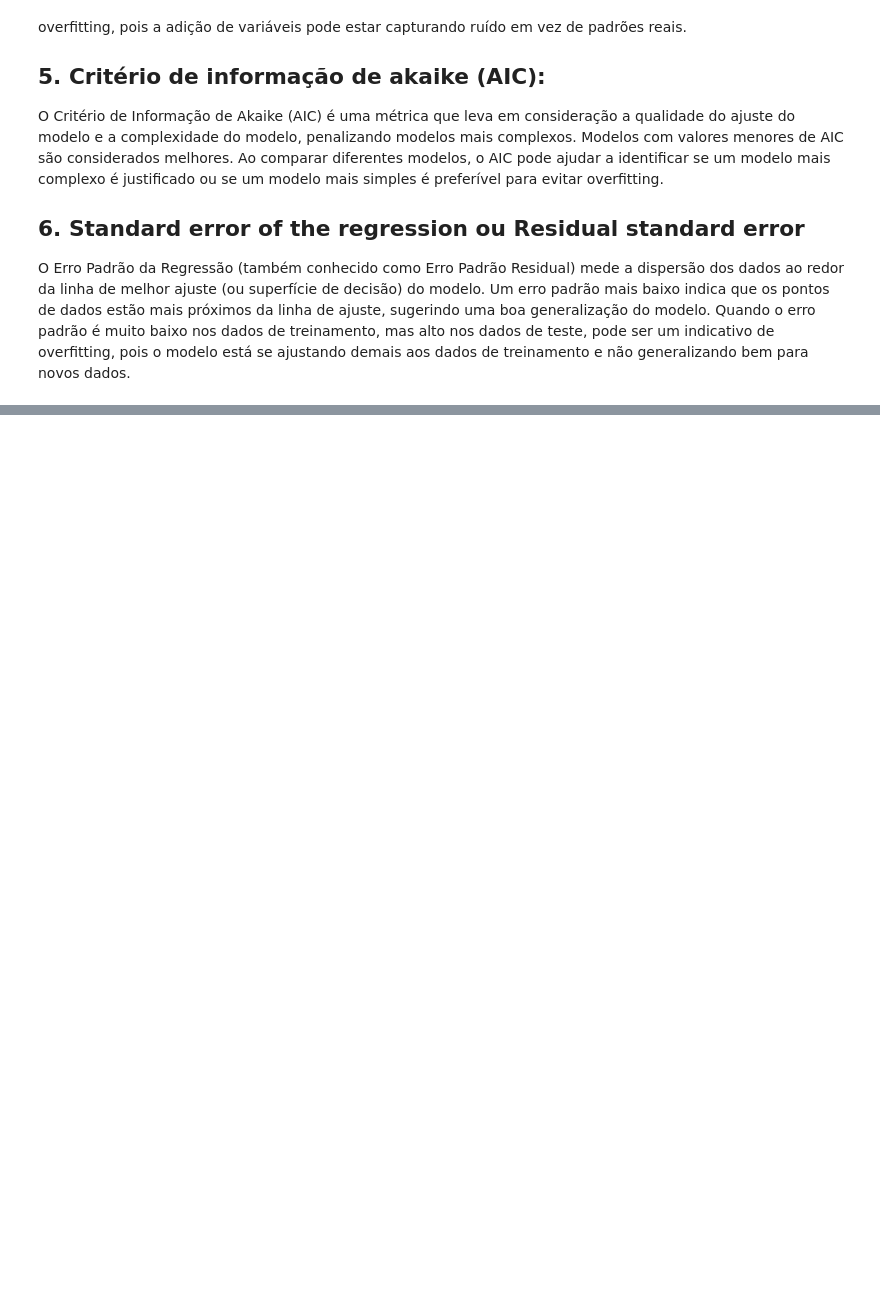
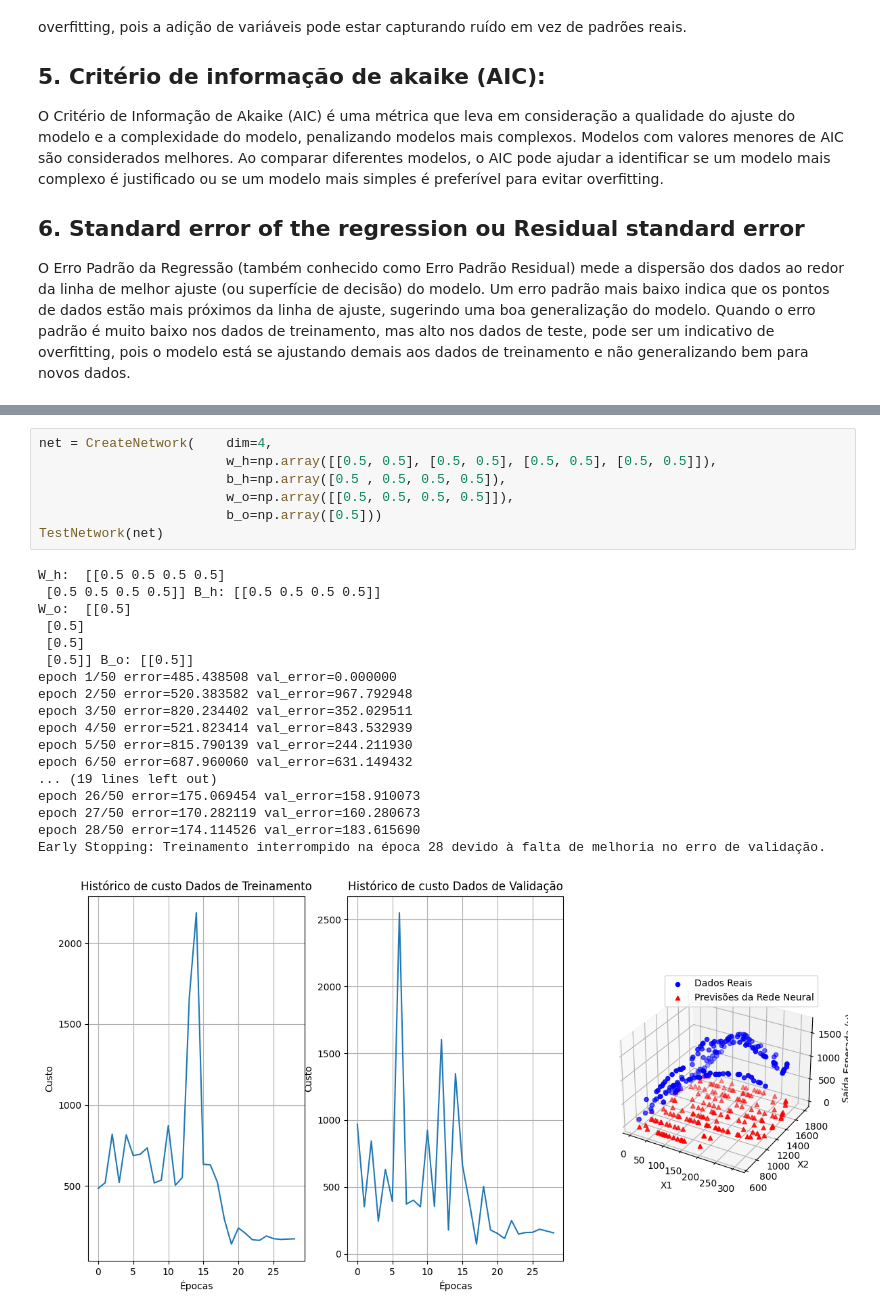
Before and after one commit to UescMecLab/Projeto-Rna, a Jupyter notebook: Fundamentos-de-RNAS/Trabalho7/Trabalho7.ipynb, the cells around one changed output, grey strips where cells are left out. Cells and saved outputs as stored; diff of their text form; blank space fills up the shorter version.

```diff
--- a/Fundamentos-de-RNAS/Trabalho7/Trabalho7.ipynb
+++ b/Fundamentos-de-RNAS/Trabalho7/Trabalho7.ipynb
@@ -131,0 +438,26 @@ O Erro Padrão da Regressão (também conhecido como Erro Padrão Residual) mede
+# %%
+net = CreateNetwork(    dim=4,
+                        w_h=np.array([[0.5, 0.5], [0.5, 0.5], [0.5, 0.5], [0.5, 0.5]]),
+                        b_h=np.array([0.5 , 0.5, 0.5, 0.5]),
+                        w_o=np.array([[0.5, 0.5, 0.5, 0.5]]),
+                        b_o=np.array([0.5]))
+TestNetwork(net)
+# %% [output]
+W_h:  [[0.5 0.5 0.5 0.5]
+ [0.5 0.5 0.5 0.5]] B_h: [[0.5 0.5 0.5 0.5]]
+W_o:  [[0.5]
+ [0.5]
+ [0.5]
+ [0.5]] B_o: [[0.5]]
+epoch 1/50 error=485.438508 val_error=0.000000
+epoch 2/50 error=520.383582 val_error=967.792948
+epoch 3/50 error=820.234402 val_error=352.029511
+epoch 4/50 error=521.823414 val_error=843.532939
+epoch 5/50 error=815.790139 val_error=244.211930
+epoch 6/50 error=687.960060 val_error=631.149432
+... (19 lines left out)
+epoch 26/50 error=175.069454 val_error=158.910073
+epoch 27/50 error=170.282119 val_error=160.280673
+epoch 28/50 error=174.114526 val_error=183.615690
+Early Stopping: Treinamento interrompido na época 28 devido à falta de melhoria no erro de validação.
+[figure, added]
```
Also changed, not shown: parts of 19 cells of this notebook, 2 other files.
